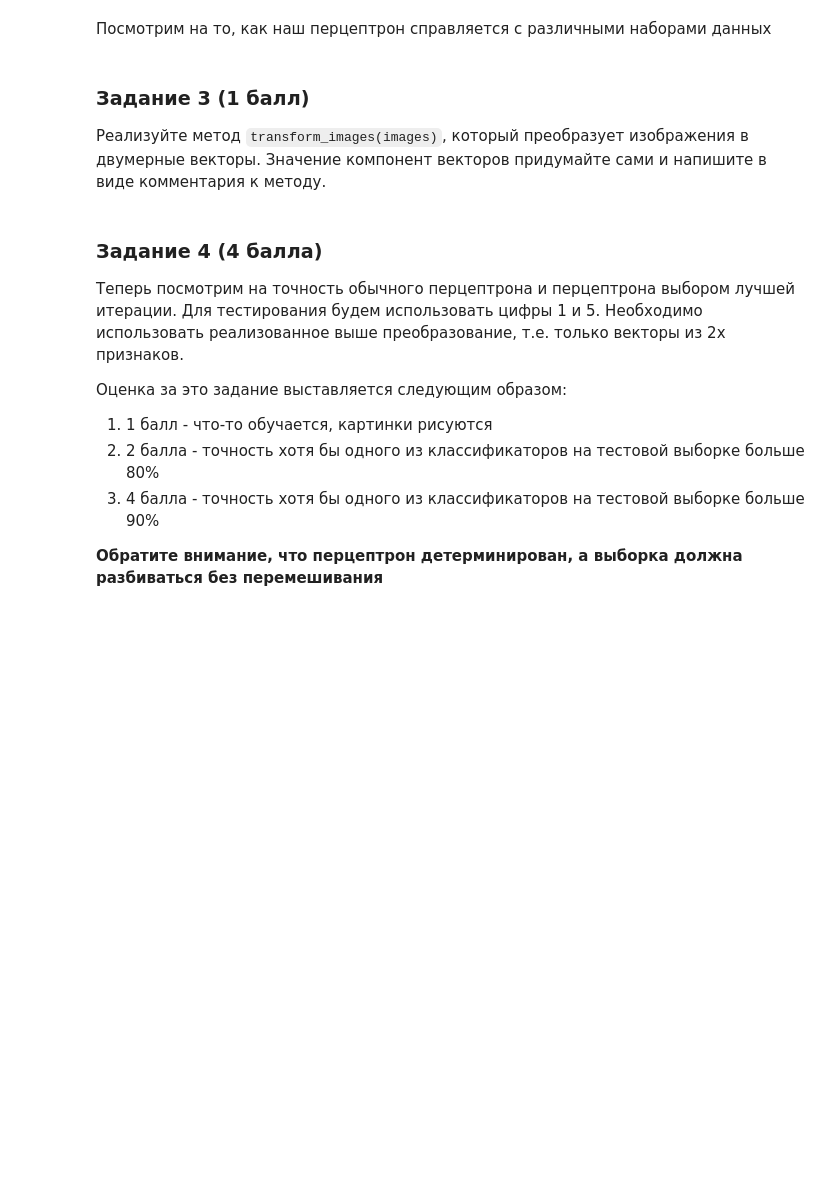
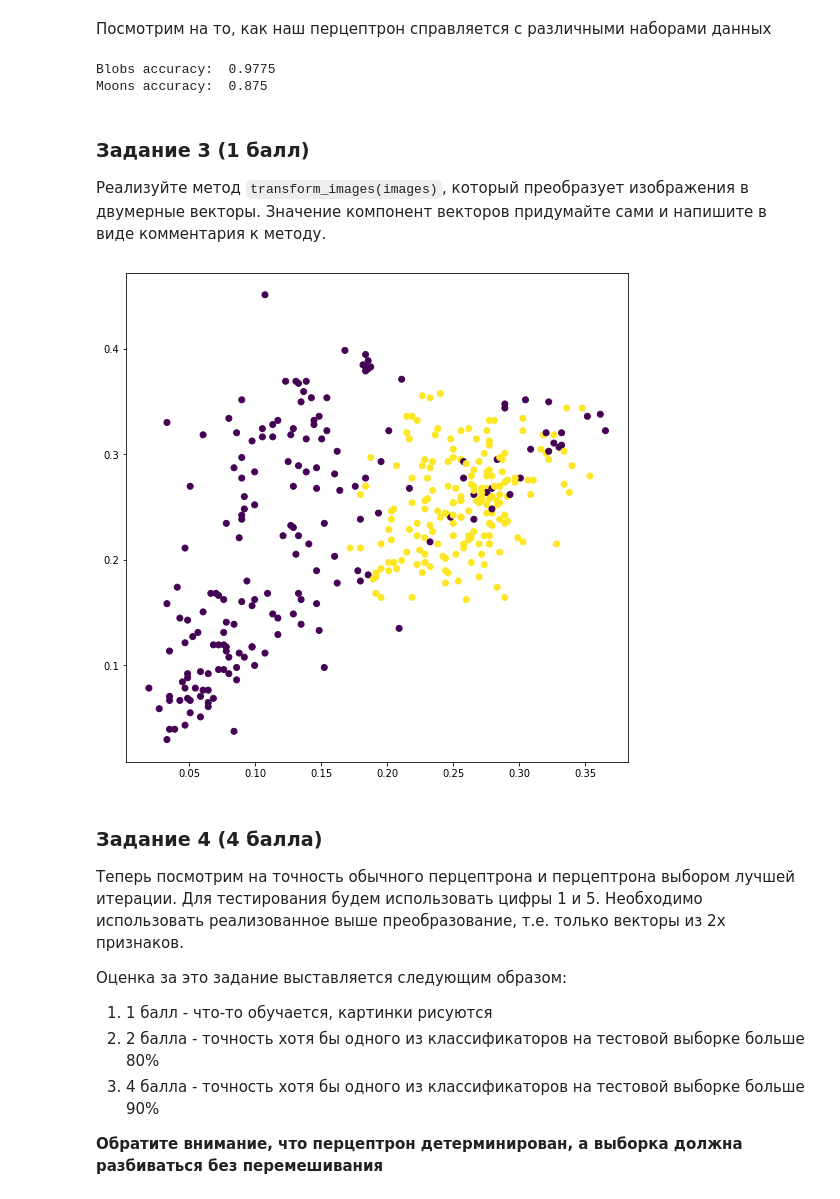
Before and after one commit to Howuhh/hse_machine_learning, a Jupyter notebook: hw4_perceptron/hw04_task.ipynb, the cells around one changed output. Saved outputs shown, nothing was run; the diff lists cells and outputs as text; code cells hidden in the pictures; blank space fills up the shorter version.

```diff
--- a/hw4_perceptron/hw04_task.ipynb
+++ b/hw4_perceptron/hw04_task.ipynb
@@ -120,5 +151,0 @@ visualize(X, true_labels, np.array(c.predict(X)), c.w)
-# %%
-X, true_labels = make_moons(400, noise=0.075)
-c = Perceptron()
-c.fit(X, true_labels)
-visualize(X, true_labels, np.array(c.predict(X)), c.w)
@@ -201,15 +275,10 @@ class PerceptronBest:
 # %% [markdown]
 Посмотрим на то, как наш перцептрон справляется с различными наборами данных
-# %%
-X, true_labels = make_blobs(400, 2, centers=[[0, 0], [2.5, 2.5]])
-c = PerceptronBest()
-c.fit(X, true_labels)
-visualize(X, true_labels, np.array(c.predict(X)), c.w)
-# %%
-X, true_labels = make_moons(400, noise=0.075)
-c = PerceptronBest()
-c.fit(X, true_labels)
-visualize(X, true_labels, np.array(c.predict(X)), c.w)
+# %%
+model_accuracy(PerceptronBest, random_state=16)
+# %% [output]
+Blobs accuracy:  0.9775
+Moons accuracy:  0.875
 # %% [markdown]
 ### Задание 3 (1 балл)
 Реализуйте метод `transform_images(images)`, который преобразует изображения в двумерные векторы. Значение компонент векторов придумайте сами и напишите в виде комментария к методу.
@@ -230,7 +299,16 @@ def transform_images(images: np.ndarray) -> np.ndarray:
         Двумерная матрица с преобразованными изображениями.
         Её размерность: (n_images, 2).
     """
-    return np.zeros((images.shape[0], 2))
+    n_images, image_height, image_witdth = images.shape
+    X = np.zeros((images.shape[0], 2))
+
+    h_sym = np.abs(images - images[:, ::-1]).mean(axis=(1, 2))
+    w_sym = np.abs(images - images[:, :, ::-1]).mean(axis=(1, 2))
+
+    X[:, 0] = h_sym
+    X[:, 1] = w_sym
+
+    return X
 
 def get_digits(y0=1, y1=5):
     data = datasets.load_digits()
@@ -241,6 +319,12 @@ def get_digits(y0=1, y1=5):
     images /= np.max(images)
     X = transform_images(images)
     return X, labels
+# %%
+X, y = get_digits()
+plt.figure(figsize=(9, 9))
+plt.scatter(X[:, 0], X[:, 1], c=y);
+# %% [output]
+[figure, added]
 # %% [markdown]
 ### Задание 4 (4 балла)
 Теперь посмотрим на точность обычного перцептрона и перцептрона выбором лучшей итерации. Для тестирования будем использовать цифры 1 и 5. Необходимо использовать реализованное выше преобразование, т.е. только векторы из 2х признаков.
```
Also changed, not shown: parts of 16 cells of this notebook, 4 other files.
